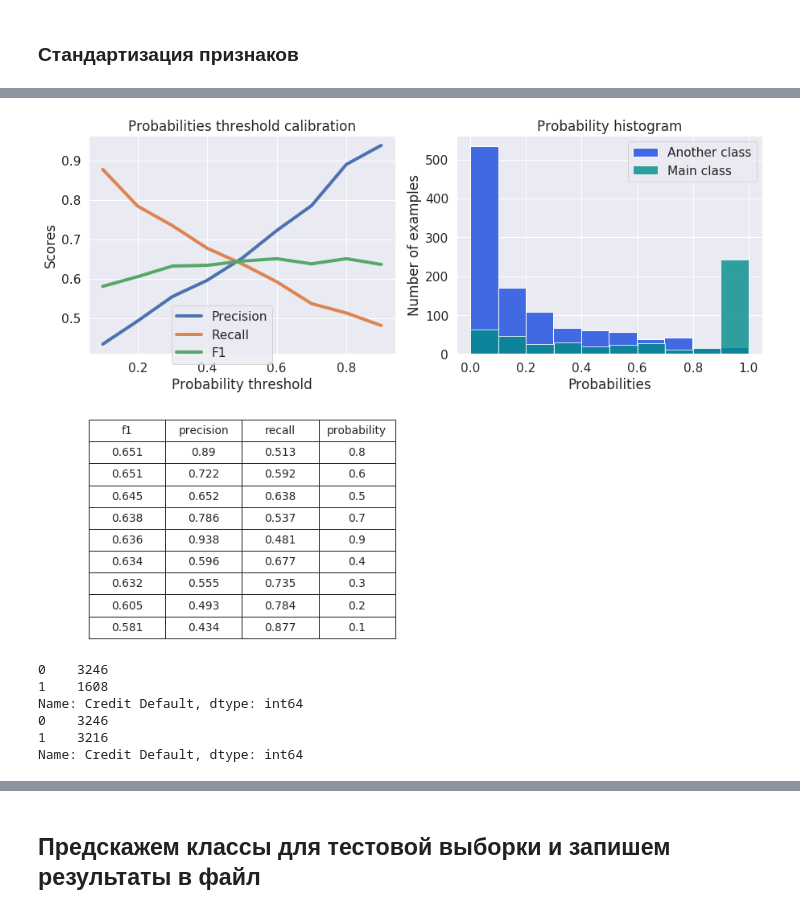
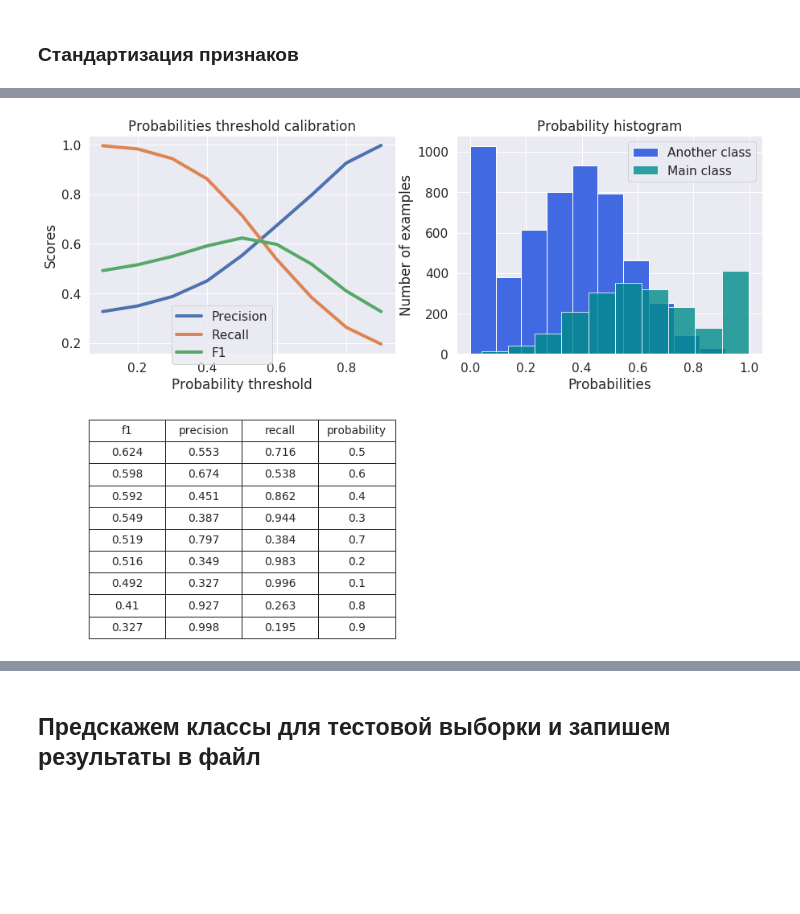
Before and after one commit to SemenovR/GB_PythonClassification, a Jupyter notebook: course_project/course_project.ipynb, the cells around one changed output, grey strips where cells are left out. Saved outputs shown, nothing was run; the diff lists cells and outputs as text; code cells hidden in the pictures; blank space fills up the shorter version.

```diff
--- a/course_project/course_project.ipynb
+++ b/course_project/course_project.ipynb
@@ -539,4 +590,11 @@ all_features = feature_names + [target_name]
 # %%
-X = df[feature_names]
-y = df[target_name]
-X_train, X_test, y_train, y_test = train_test_split(X, y, shuffle=True, test_size=0.25, random_state=21)
+#X = df[feature_names]
+#y = df[target_name]
+#X_train, X_test, y_train, y_test = train_test_split(X, y, shuffle=True, test_size=0.3, random_state=21)
+X_train = df[feature_names]
+y_train = df[target_name]
+X_test = df_ttest[feature_names]
+y_test = df_ttest[target_name]
+
+# Балансировка
+#X_train_bal, y_train_bal = balance_df(X_train, y_train, target_name)
@@ -603,0 +601,5 @@ Wall time: 2.14 s
+# %%
+%%time
+# Обучаем первую модель
+#best_model, important_features_top = call_CBC(X_train_bal, y_train_bal, X_test, y_test)
+best_model, important_features_top = call_CBC(X_train, y_train, X_test, y_test)
@@ -603,0 +627,17 @@ Wall time: 2.14 s
+# %%
+# Выбираем самые важные признаки из первой модели
+#X = df[important_features_top]
+#y = df[target_name]
+#X_train, X_test, y_train, y_test = train_test_split(X, y, shuffle=True, test_size=0.3, random_state=21)
+X_train = df[important_features_top]
+y_train = df[target_name]
+X_test = df_ttest[important_features_top]
+y_test = df_ttest[target_name]
+
+# Балансировка
+#X_train_bal, y_train_bal = balance_df(X_train, y_train, target_name)
+# %%
+%%time
+# Обучаем вторую модель на самых важных признаках
+#best_model, _ = call_CBC(X_train_bal, y_train_bal, X_test, y_test)
+best_model, _ = call_CBC(X_train, y_train, X_test, y_test)
@@ -604,5 +689,5 @@ Wall time: 2.14 s
 # %%
-y_test_pred_probs = gs.best_estimator_.predict_proba(X_test)
+y_test_pred_probs = best_model.predict_proba(X_test)
 show_proba_calibration_plots(y_test_pred_probs[:, 1], y_test)
 # %% [output]
-[figure, old version]
+[figure, new version]
@@ -613,18 +693,0 @@ X_train, X_test, y_train, y_test = train_test_split(X, y, shuffle=True, test_siz
-# %%
-# Балансировка
-print(y_train.value_counts())
-
-df_for_balancing = pd.concat([X_train, y_train], axis=1)
-df_balanced = balance_df_by_target(df_for_balancing, target_name)
-
-print(df_balanced[target_name].value_counts())
-
-X_train_bal = df_balanced.drop(columns=target_name)
-y_train_bal = df_balanced[target_name]
-# %% [output]
-0    3246
-1    1608
-Name: Credit Default, dtype: int64
-0    3246
-1    3216
-Name: Credit Default, dtype: int64
```
Also changed, not shown: parts of 47 cells of this notebook, 1 other file.
